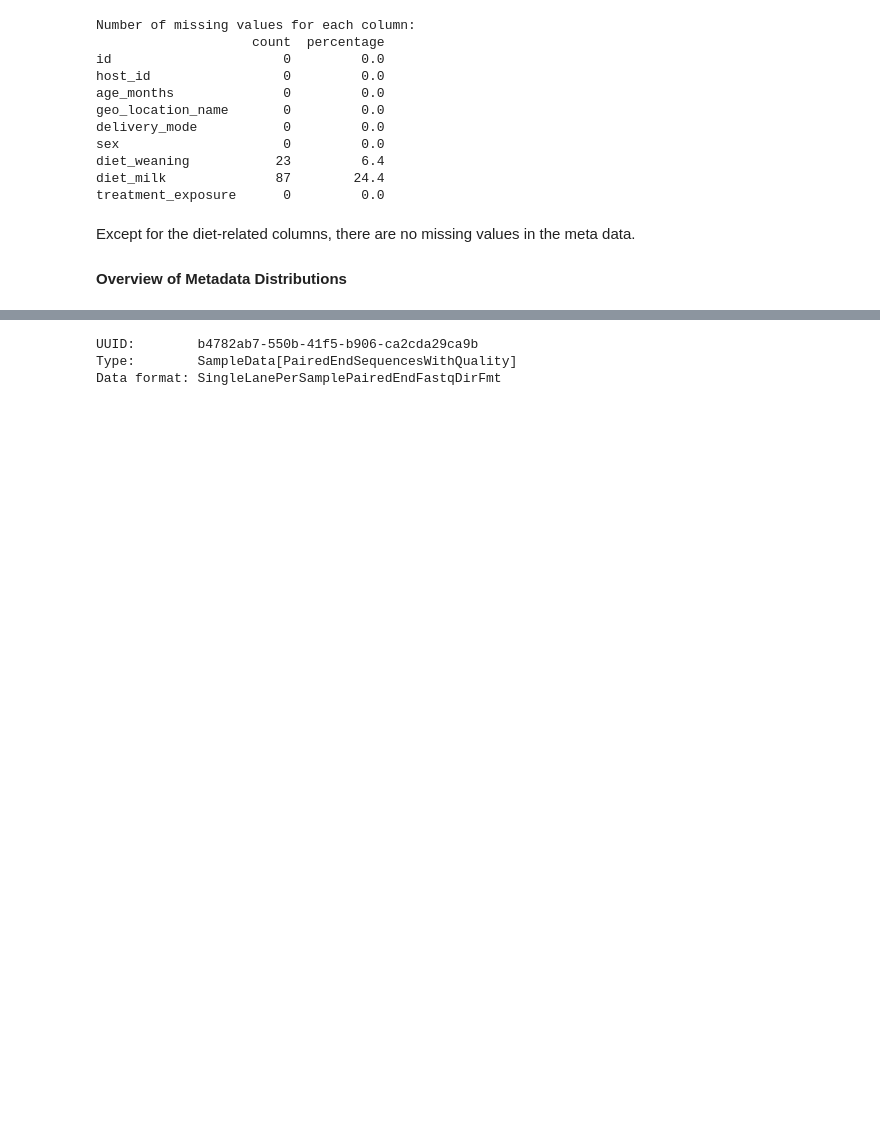
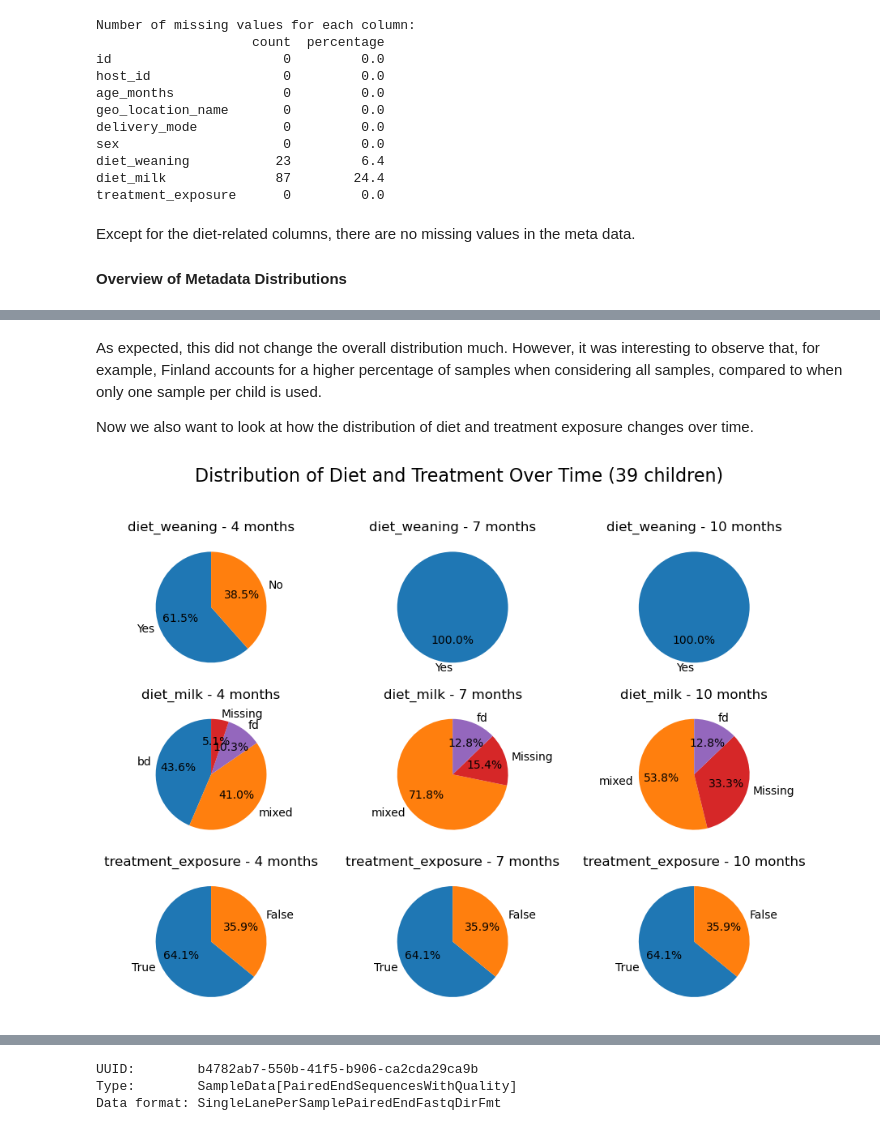
Before and after one commit to MasjaHoogendoorn/MicrobiomeAnalysis_TummyTribe, a Jupyter notebook: scripts/1_data_import_and_overview.ipynb, the cells around one changed output, grey strips where cells are left out. Saved outputs shown, nothing was run; the diff lists cells and outputs as text; code cells hidden in the pictures; blank space fills up the shorter version.

```diff
--- a/scripts/1_data_import_and_overview.ipynb
+++ b/scripts/1_data_import_and_overview.ipynb
@@ -134,0 +210,47 @@ The dataset contains 357 samples from 190 children. Samples were taken at 4, 7 a
+# %% [markdown]
+As expected, this did not change the overall distribution much. However, it was interesting to observe that, for example, Finland accounts for a higher percentage of samples when considering all samples, compared to when only one sample per child is used.
+
+Now we also want to look at how the distribution of diet and treatment exposure changes over time.
+# %%
+# I had help form ChatGPT for to create this plot
+# Identify children with all three ages
+samples_per_child = meta.groupby('host_id')['age_months'].nunique()
+children_all_ages = samples_per_child[samples_per_child == 3].index
+
+# Filter and take first sample per age per child
+meta_one_per_age = meta[meta['host_id'].isin(children_all_ages)].groupby(['host_id', 'age_months'], as_index=False).first()
+# print(meta_one_per_age.head(6))
+
+variables = ['diet_weaning', 'diet_milk', 'treatment_exposure']
+ages = [4, 7, 10]
+number_children = meta_one_per_age.shape[0]//3
+
+# Fixed color maps (keys match the actual data types)
+cmap = {
+    'diet_weaning': {'Yes': 'tab:blue', 'No': 'tab:orange', 'Missing': 'tab:red'},
+    'diet_milk': {'bd': 'tab:blue', 'mixed': 'tab:orange', 'fd': 'tab:purple', 'Missing': 'tab:red'},
+    'treatment_exposure': {True: 'tab:blue', False: 'tab:orange', 'Missing': 'tab:red'}
+}
+
+# Replace missing values and normalize strings/booleans to match cmap
+meta_one_per_age['diet_weaning'] = meta_one_per_age['diet_weaning'].fillna('Missing').astype(str).str.capitalize()
+meta_one_per_age['diet_milk'] = meta_one_per_age['diet_milk'].fillna('Missing').astype(str)
+meta_one_per_age['treatment_exposure'] = meta_one_per_age['treatment_exposure'].fillna('Missing')
+
+fig, axes = plt.subplots(len(variables), len(ages), figsize=(9, 7))
+fig.suptitle(f"Distribution of Diet and Treatment Over Time ({number_children} children)", fontsize=16)
+
+for i, var in enumerate(variables):
+    for j, age in enumerate(ages):
+        ax = axes[i, j]
+        data = meta_one_per_age[meta_one_per_age['age_months'] == age][var]
+        counts = data.value_counts(dropna=False)
+        counts.index = counts.index.fillna('Missing')
+        colors = [cmap[var].get(x, '#cccccc') for x in counts.index]  # default grey if missing in cmap
+        ax.pie(counts, labels=counts.index, autopct='%1.1f%%', startangle=90, colors = colors)
+        ax.set_title(f'{var} - {age} months')
+
+plt.tight_layout(rect=[0, 0, 1, 0.96])
+plt.show()
+# %% [output]
+[figure, added]
```
Also changed, not shown: parts of 27 cells of this notebook, 3 other files.
